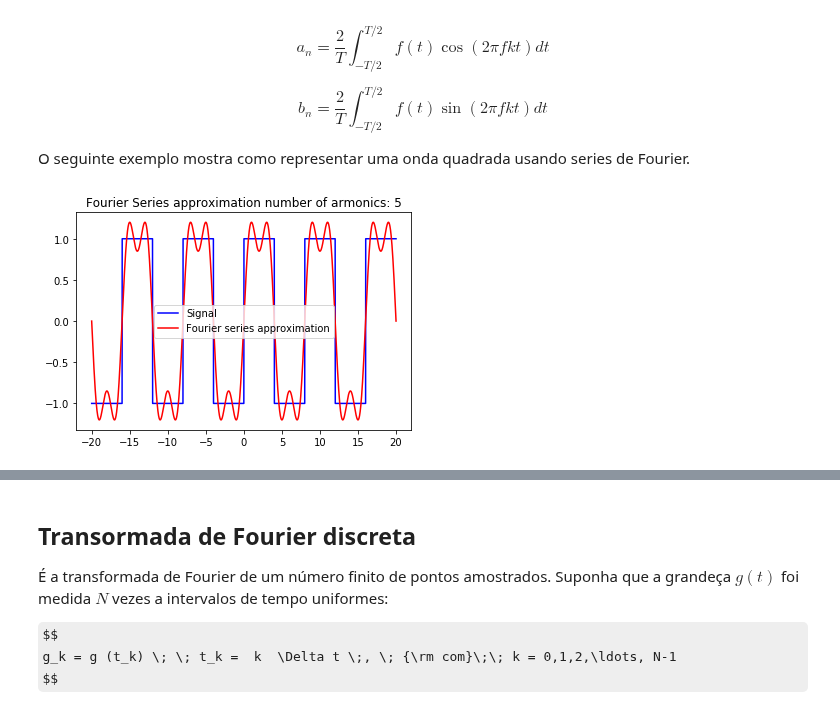
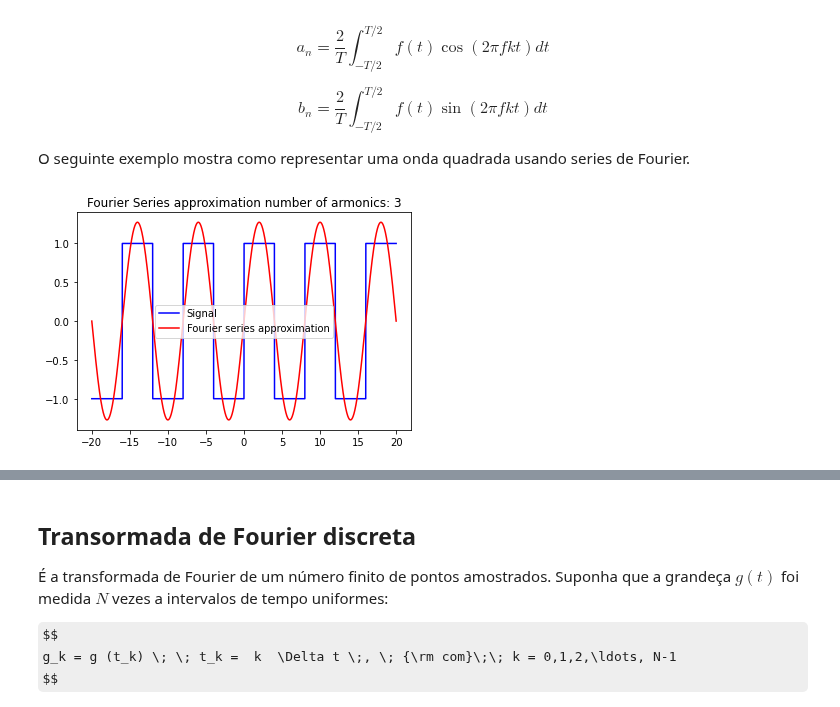
Before and after one commit to tavo-buk/icfis, a Jupyter notebook: 12-Analise de series temporais.ipynb, the cells around one changed output, grey strips where cells are left out. Cells and saved outputs as stored; diff of their text form; code cells hidden in the pictures; some formulas as TeX source.

```diff
--- a/12-Analise de series temporais.ipynb
+++ b/12-Analise de series temporais.ipynb
@@ -60,7 +60,7 @@ import matplotlib.pyplot as plt
 x_ = np.linspace(-20,20,10000)
 
 T = 8
-armonics = 5
+armonics = 3
 
 
 # Funcao para construir a onda quadrada
@@ -103,34 +103,34 @@ def wn(n):
     global T
     wn = (2*np.pi*n)/T
     return wn
 
 # Fourier Series function
 def fourierSeries(n_max,x):
     a0 = 0
     partialSums = a0
     for n in range(1,n_max):
         try:
             partialSums = partialSums + bn(n)*np.sin(wn(n)*x)
         except:
             print("pass")
             pass
     return partialSums
 
 
 y = []
 f = []
 for i in x_:
     y.append(squareWave(i))
     f.append(fourierSeries(armonics,i))
 
 
 plt.plot(x_,y,color="blue",label="Signal")
 plt.plot(x_,f,color="red",label="Fourier series approximation")
 plt.title("Fourier Series approximation number of armonics: "+str(armonics))
 plt.legend()
 plt.show()
 # %% [output]
-[figure, old version]
+[figure, new version]
 # %% [markdown]
 ### A transformada de Fourier
 
```
Also changed, not shown: parts of 1 cell of this notebook.
